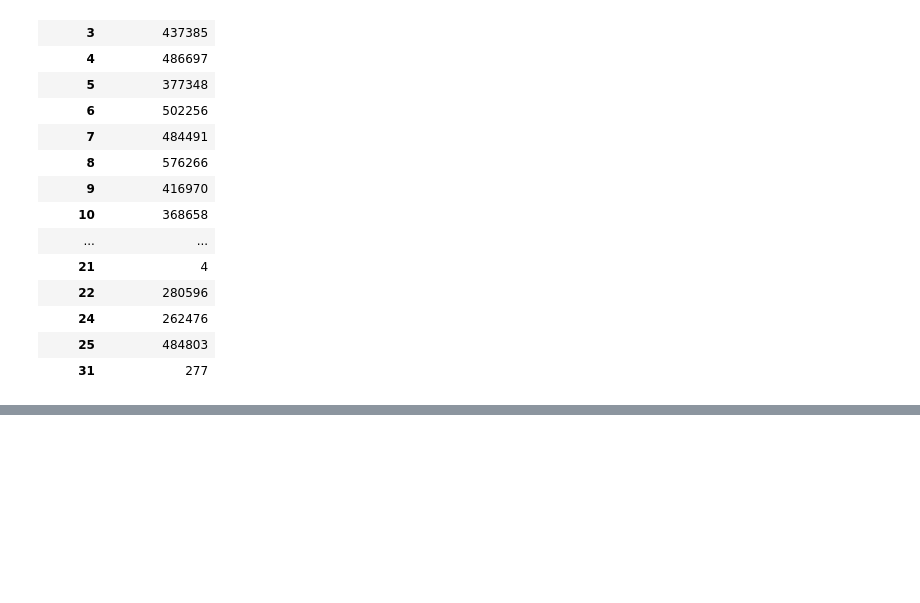
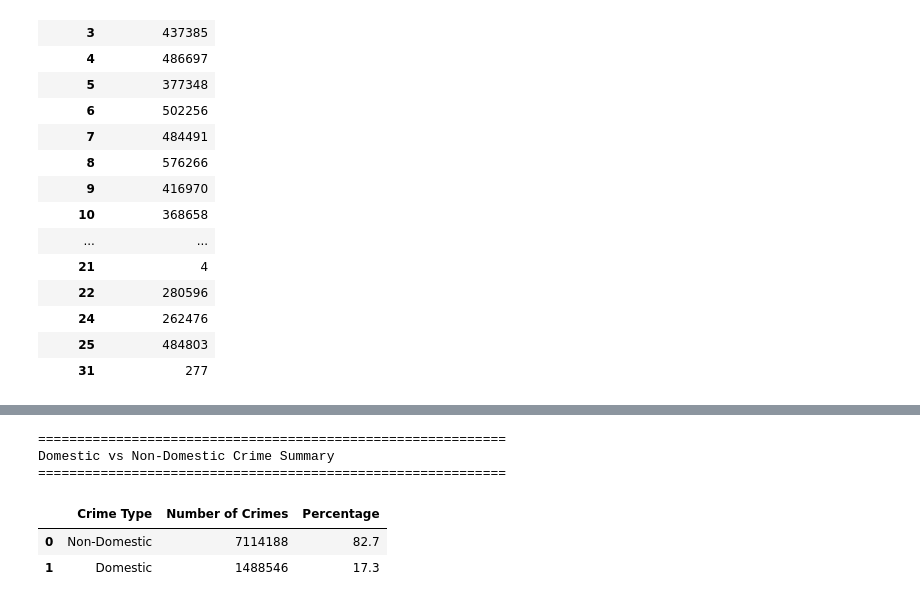
Before and after one commit to arnavon2005/Army_Provost_ML_Project, a Jupyter notebook: 04_Exploratory_Data_Analysis.ipynb, the cells around one changed output, grey strips where cells are left out. Saved outputs shown, nothing was run; the diff lists cells and outputs as text; code cells hidden in the pictures; blank space fills up the shorter version.

```diff
--- a/04_Exploratory_Data_Analysis.ipynb
+++ b/04_Exploratory_Data_Analysis.ipynb
@@ -33,22 +33,3 @@ print("Google Drive mounted successfully.")
 # %% [output]
 Mounted at /content/drive
 Google Drive mounted successfully.
-# %%
-# ==========================================================
-# SECTION 2 : PROJECT CONFIGURATION
-# ==========================================================
-
-from pathlib import Path
-
-PROJECT_ROOT = Path("/content/drive/MyDrive/Army_Provost_ML_Project")
-
-RAW_DATASET_PATH = PROJECT_ROOT / "Datasets" / "Raw"
-CLEAN_DATASET_PATH = PROJECT_ROOT / "Datasets" / "Cleaned"
-
-MODEL_PATH = PROJECT_ROOT / "Models"
-FIGURE_PATH = PROJECT_ROOT / "Figures"
-REPORT_PATH = PROJECT_ROOT / "Reports"
-OUTPUT_PATH = PROJECT_ROOT / "Outputs"
-
-print("Project configured successfully.")
-print(f"Project Root : {PROJECT_ROOT}")
@@ -943,0 +1020,34 @@ Figure saved successfully:
+# %%
+# ============================================
+# Domestic vs Non-Domestic Crime Analysis
+# ============================================
+
+# Convert boolean values into readable labels
+domestic_counts = (
+    chicago_df["Domestic"]
+    .map({True: "Domestic", False: "Non-Domestic"})
+    .value_counts()
+)
+
+# Create summary table
+domestic_summary = domestic_counts.rename_axis("Crime Type").reset_index(name="Number of Crimes")
+
+# Calculate percentages
+domestic_summary["Percentage"] = (
+    domestic_summary["Number of Crimes"]
+    / domestic_summary["Number of Crimes"].sum()
+    * 100
+).round(2)
+
+print("=" * 60)
+print("Domestic vs Non-Domestic Crime Summary")
+print("=" * 60)
+
+display(domestic_summary)
+# %% [output]
+============================================================
+Domestic vs Non-Domestic Crime Summary
+============================================================
+|  | Crime Type | Number of Crimes | Percentage |
+| 0 | Non-Domestic | 7114188 | 82.7 |
+| 1 | Domestic | 1488546 | 17.3 |
```
Also changed, not shown: parts of 8 cells of this notebook.
